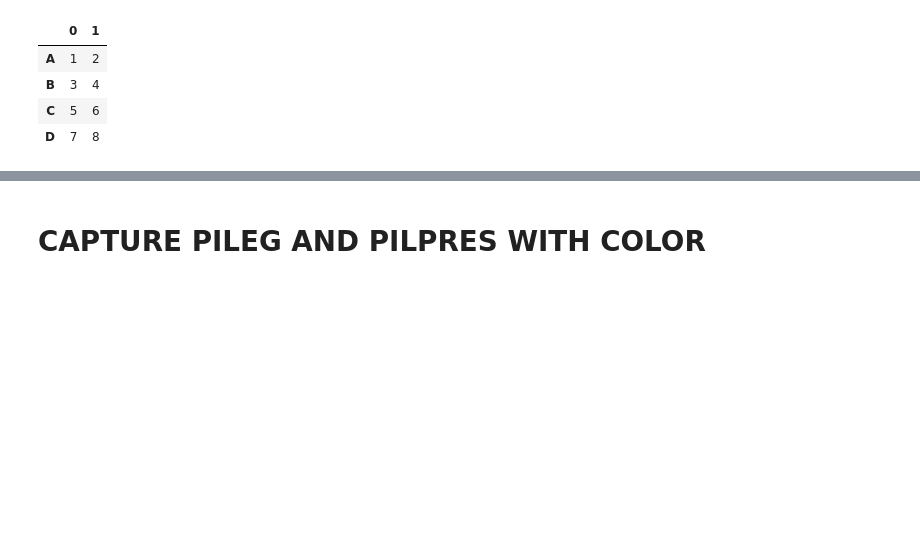
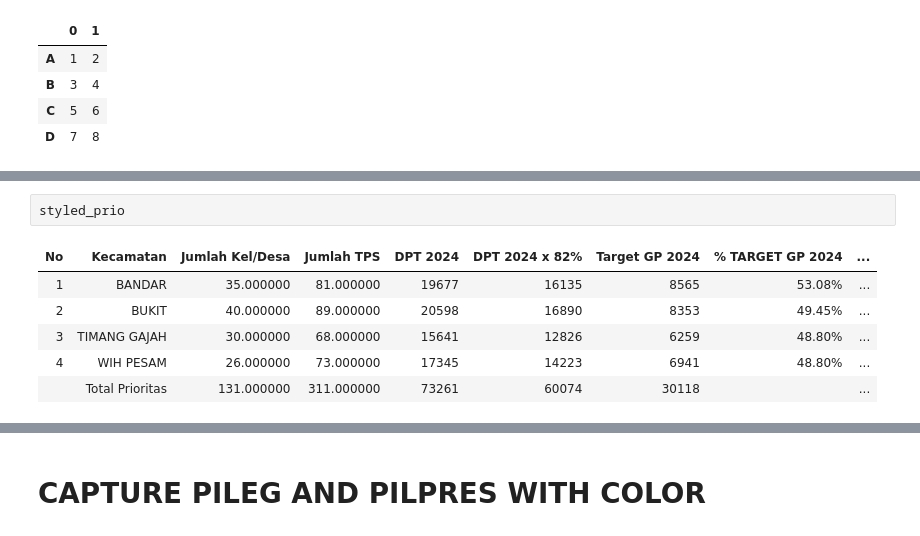
Before and after one commit to AgungPrawoto13/script_python, a Jupyter notebook: capture_data.ipynb, the cells around one changed output, grey strips where cells are left out. Cells and saved outputs as stored; diff of their text form; blank space fills up the shorter version.

```diff
--- a/capture_data.ipynb
+++ b/capture_data.ipynb
@@ -191,0 +213,9 @@ df.to_csv(f'{outdir}/asw.csv')
+# %%
+styled_prio
+# %% [output]
+| No | Kecamatan | Jumlah Kel/Desa | Jumlah TPS | DPT 2024 | DPT 2024 x 82% | Target GP 2024 | % TARGET GP 2024 | ... |
+| 1 | BANDAR | 35.000000 | 81.000000 | 19677 | 16135 | 8565 | 53.08% | ... |
+| 2 | BUKIT | 40.000000 | 89.000000 | 20598 | 16890 | 8353 | 49.45% | ... |
+| 3 | TIMANG GAJAH | 30.000000 | 68.000000 | 15641 | 12826 | 6259 | 48.80% | ... |
+| 4 | WIH PESAM | 26.000000 | 73.000000 | 17345 | 14223 | 6941 | 48.80% | ... |
+|  | Total Prioritas | 131.000000 | 311.000000 | 73261 | 60074 | 30118 |  | ... |
```
Also changed, not shown: parts of 15 cells of this notebook.
